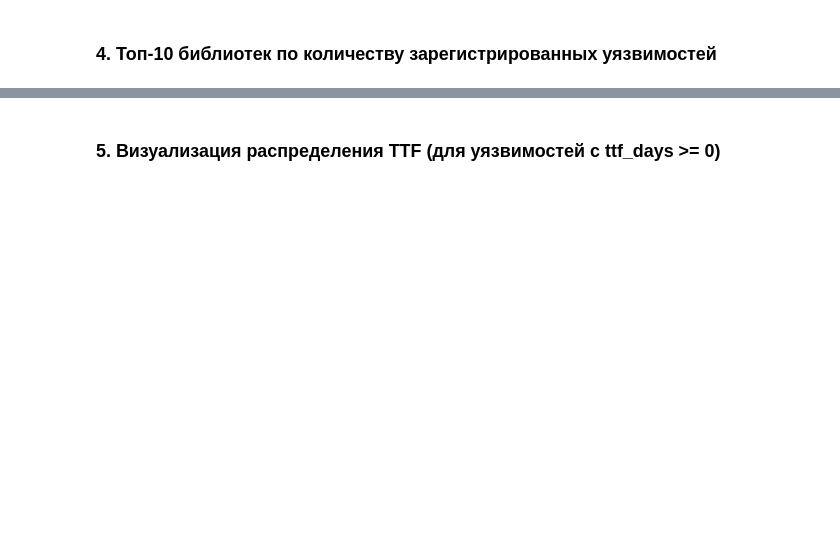
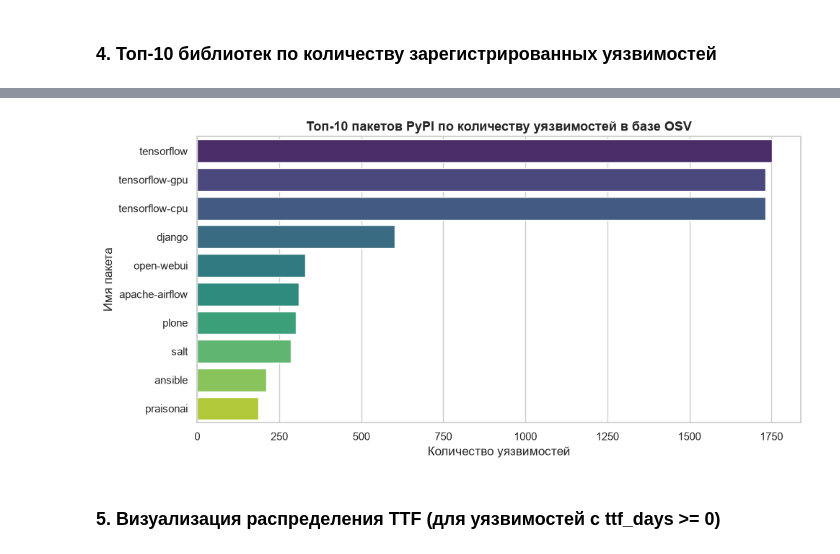
Before and after one commit to kseilons/python-fix-time, a Jupyter notebook: notebooks/data_exploration.ipynb, the cells around one changed output, grey strips where cells are left out. Saved outputs shown, nothing was run; the diff lists cells and outputs as text; code cells hidden in the pictures; blank space fills up the shorter version.

```diff
--- a/notebooks/data_exploration.ipynb
+++ b/notebooks/data_exploration.ipynb
@@ -70,11 +124,13 @@ for rank, (pkg, count) in enumerate(top_packages.items(), 1):
 # %%
 plt.figure(figsize=(10, 5))
-sns.barplot(x=top_packages.values, y=top_packages.index, palette="viridis")
+sns.barplot(x=top_packages.values, y=top_packages.index, hue=top_packages.index, palette="viridis", legend=False)
 plt.title("Топ-10 пакетов PyPI по количеству уязвимостей в базе OSV", fontsize=13, weight="bold")
 plt.xlabel("Количество уязвимостей")
 plt.ylabel("Имя пакета")
 plt.tight_layout()
 plt.show()
+# %% [output]
+[figure, added]
 # %% [markdown]
 ### 5. Визуализация распределения TTF (для уязвимостей с ttf_days >= 0)
 # %%
```
Also changed, not shown: parts of 7 cells of this notebook.
